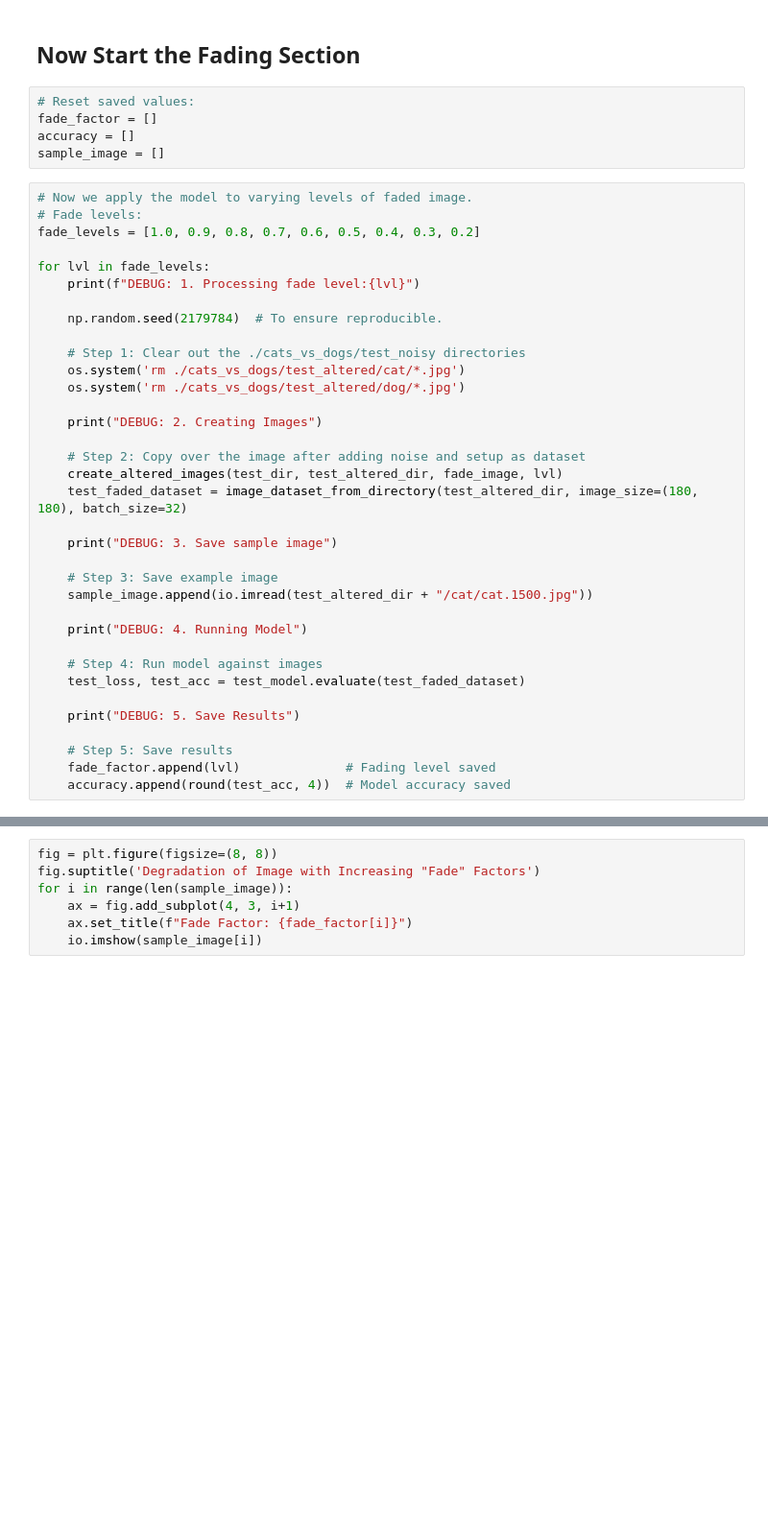
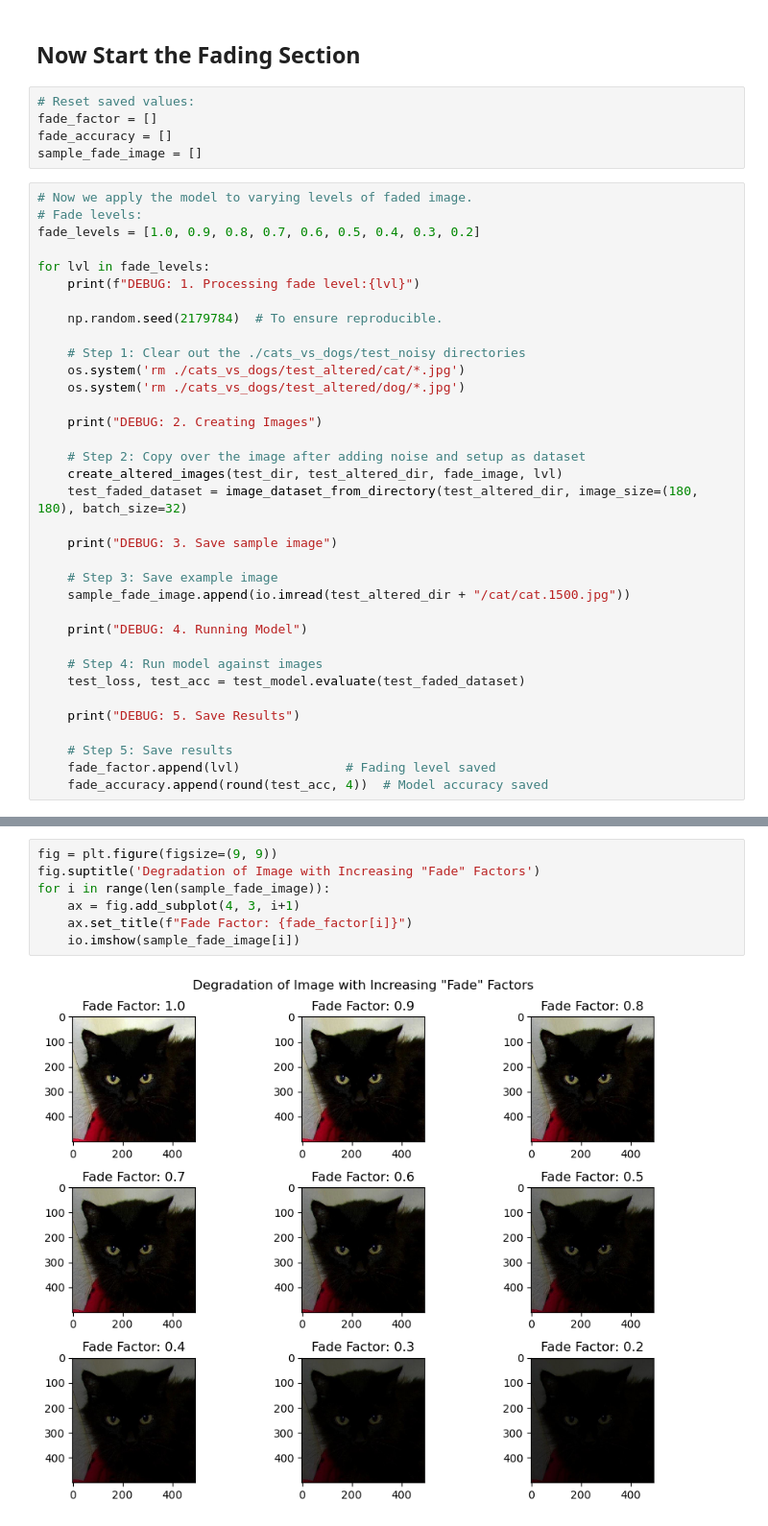
Before and after one commit to Mark12481632/UDA_Assessment_4_02179784_Roberts, a Jupyter notebook: UDA_Assessment_4_02179784_Roberts.ipynb, the cells around one changed output, grey strips where cells are left out. Shown at 96% size. Saved outputs shown, nothing was run; the diff lists cells and outputs as text; blank space fills up the shorter version.

```diff
--- a/UDA_Assessment_4_02179784_Roberts.ipynb
+++ b/UDA_Assessment_4_02179784_Roberts.ipynb
@@ -223,8 +222,8 @@ plt.title("Model Accuracy Vs. Noise Level")
 # %%
 # Reset saved values:
 fade_factor = []
-accuracy = []
-sample_image = []
+fade_accuracy = []
+sample_fade_image = []
 # %%
 # Now we apply the model to varying levels of faded image.
 # Fade levels:
@@ -248,7 +247,7 @@ for lvl in fade_levels:
     print("DEBUG: 3. Save sample image")
 
     # Step 3: Save example image
-    sample_image.append(io.imread(test_altered_dir + "/cat/cat.1500.jpg"))
+    sample_fade_image.append(io.imread(test_altered_dir + "/cat/cat.1500.jpg"))
 
     print("DEBUG: 4. Running Model")
 
@@ -259,4 +258,4 @@ for lvl in fade_levels:
 
     # Step 5: Save results
     fade_factor.append(lvl)              # Fading level saved
-    accuracy.append(round(test_acc, 4))  # Model accuracy saved
+    fade_accuracy.append(round(test_acc, 4))  # Model accuracy saved
@@ -263,10 +292,12 @@ for lvl in fade_levels:
 # %%
-fig = plt.figure(figsize=(8, 8))
+fig = plt.figure(figsize=(9, 9))
 fig.suptitle('Degradation of Image with Increasing "Fade" Factors')
-for i in range(len(sample_image)):
+for i in range(len(sample_fade_image)):
     ax = fig.add_subplot(4, 3, i+1)
     ax.set_title(f"Fade Factor: {fade_factor[i]}")
-    io.imshow(sample_image[i])
+    io.imshow(sample_fade_image[i])
+# %% [output]
+[figure, added]
 # %%
 # Display the results of the effect of fading on the model's ability to classify images.
 
```
Also changed, not shown: parts of 13 cells of this notebook.
